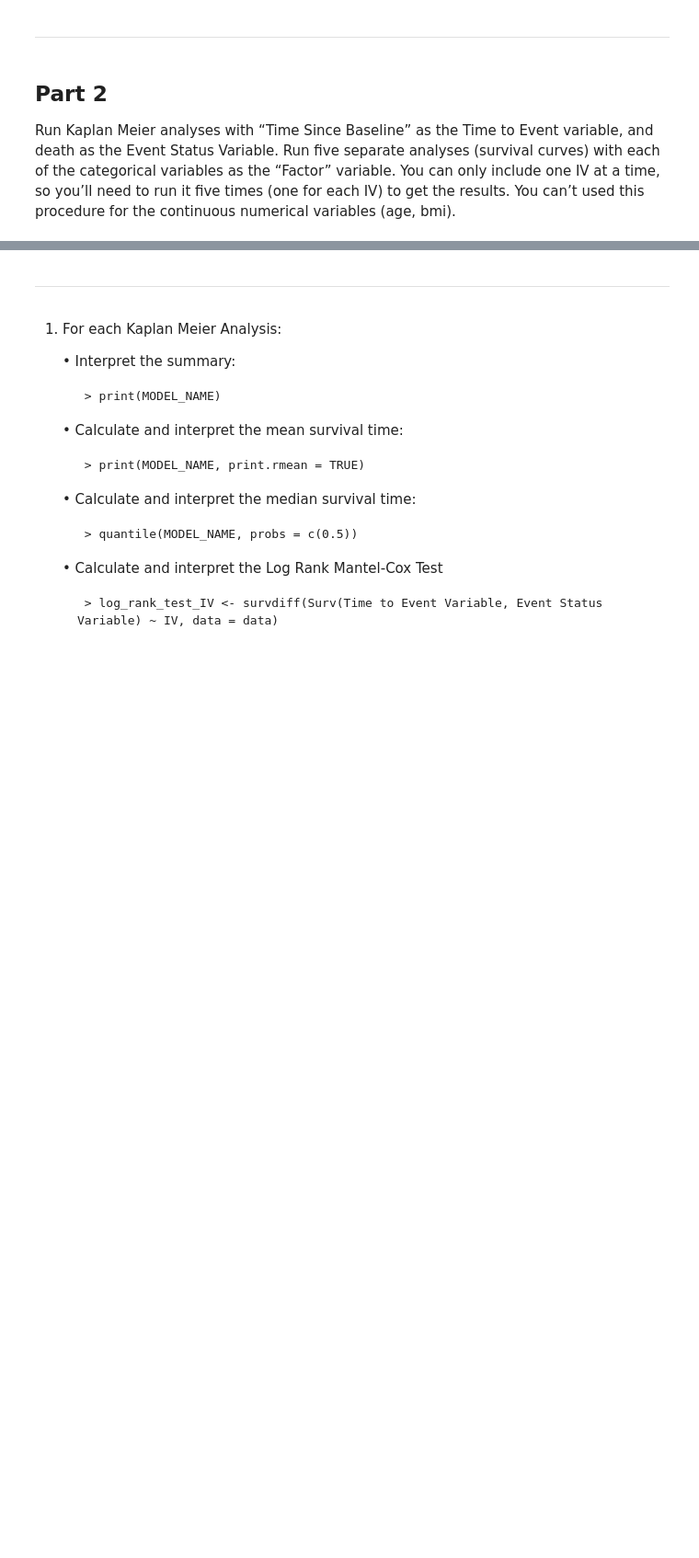
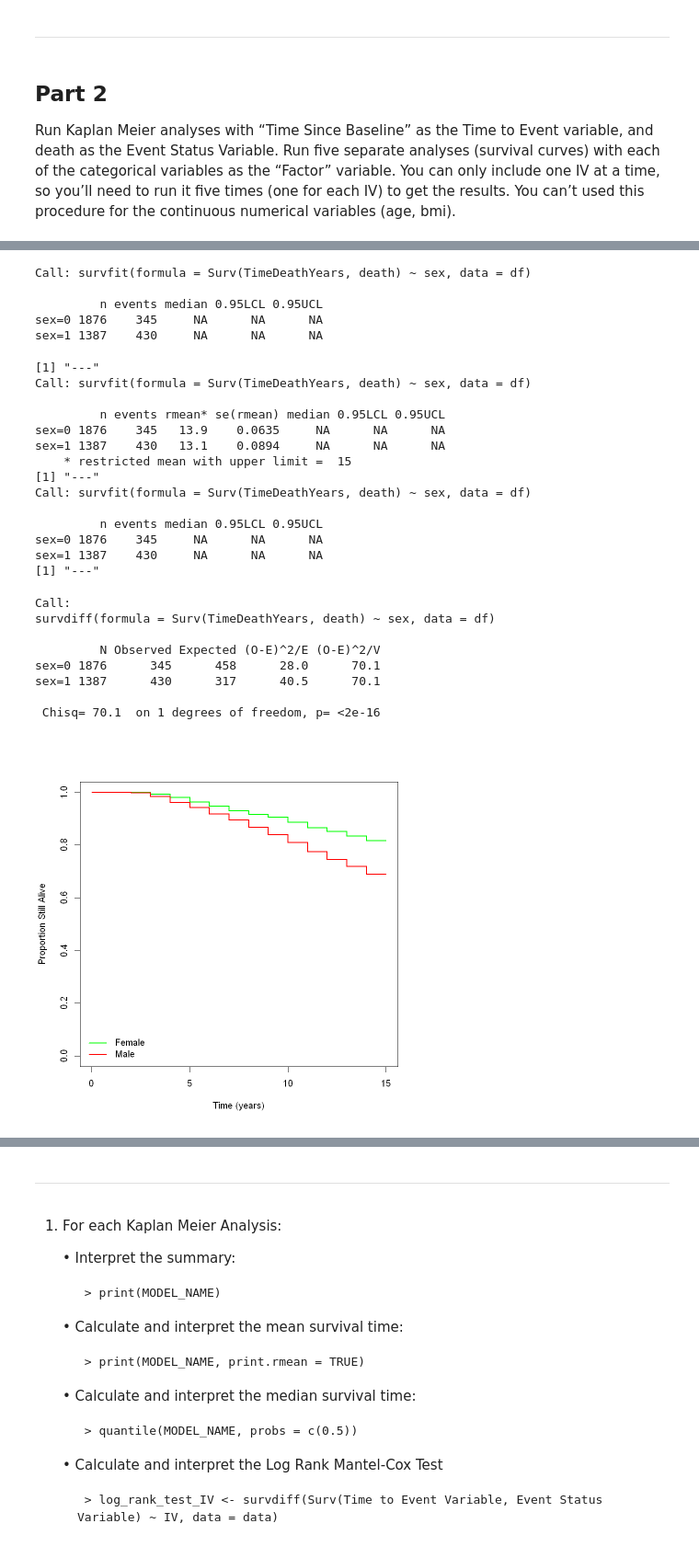
Before and after one commit to tyg3rr/HM878-Biostats, a Jupyter notebook: Problem Set 5 Cox and Kaplan Meier .ipynb, the cells around one changed output, grey strips where cells are left out. Shown at 92% size. Saved outputs shown, nothing was run; the diff lists cells and outputs as text; code cells hidden in the pictures; blank space fills up the shorter version.

```diff
--- a/Problem Set 5 Cox and Kaplan Meier .ipynb
+++ b/Problem Set 5 Cox and Kaplan Meier .ipynb
@@ -179,0 +352,54 @@ smoke=1 1121    274   13.5    0.0922     NA      NA      NA
+# %%
+km <- survfit(Surv(TimeDeathYears, death) ~ sex, data=df)
+
+km
+print('---')
+print(km, print.rmean = T)
+print('---')
+print(km, probs = c(0.5))
+print('---')
+survdiff(Surv(TimeDeathYears, death) ~ sex, data = df)
+plot(
+    km,
+    xlab='Time (years)',
+    ylab='Proportion Still Alive',
+    lwd=2,
+    conf.int=F,
+    col = c('green','red')
+    )
+
+legend(
+    'bottomleft',
+    legend = c('Female','Male'),
+    col=c('green','red'),
+    lwd=2,bty='n'
+    )
+# %% [output]
+Call: survfit(formula = Surv(TimeDeathYears, death) ~ sex, data = df)
+
+         n events median 0.95LCL 0.95UCL
+sex=0 1876    345     NA      NA      NA
+sex=1 1387    430     NA      NA      NA
+[1] "---"
+Call: survfit(formula = Surv(TimeDeathYears, death) ~ sex, data = df)
+
+         n events rmean* se(rmean) median 0.95LCL 0.95UCL
+sex=0 1876    345   13.9    0.0635     NA      NA      NA
+sex=1 1387    430   13.1    0.0894     NA      NA      NA
+    * restricted mean with upper limit =  15
+[1] "---"
+Call: survfit(formula = Surv(TimeDeathYears, death) ~ sex, data = df)
+
+         n events median 0.95LCL 0.95UCL
+sex=0 1876    345     NA      NA      NA
+sex=1 1387    430     NA      NA      NA
+[1] "---"
+Call:
+survdiff(formula = Surv(TimeDeathYears, death) ~ sex, data = df)
+
+         N Observed Expected (O-E)^2/E (O-E)^2/V
+sex=0 1876      345      458      28.0      70.1
+sex=1 1387      430      317      40.5      70.1
+
+ Chisq= 70.1  on 1 degrees of freedom, p= <2e-16
+[figure, added]
```
Also changed, not shown: parts of 18 cells of this notebook.
